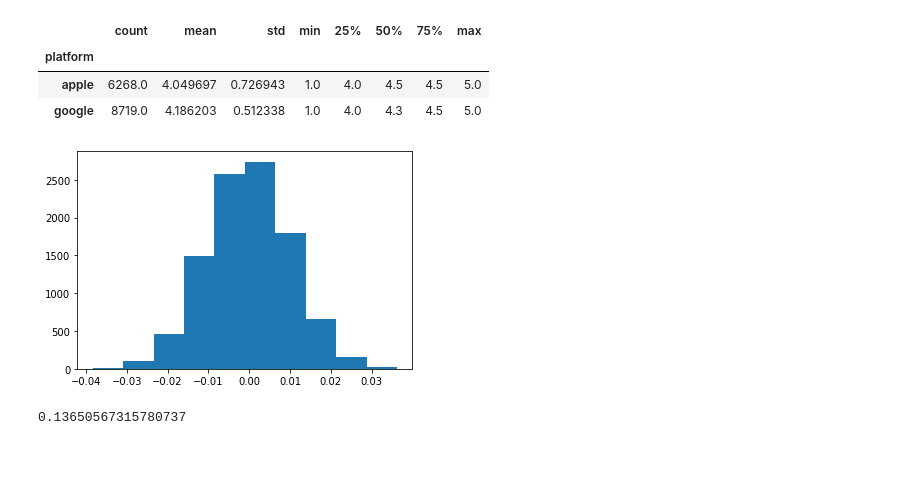
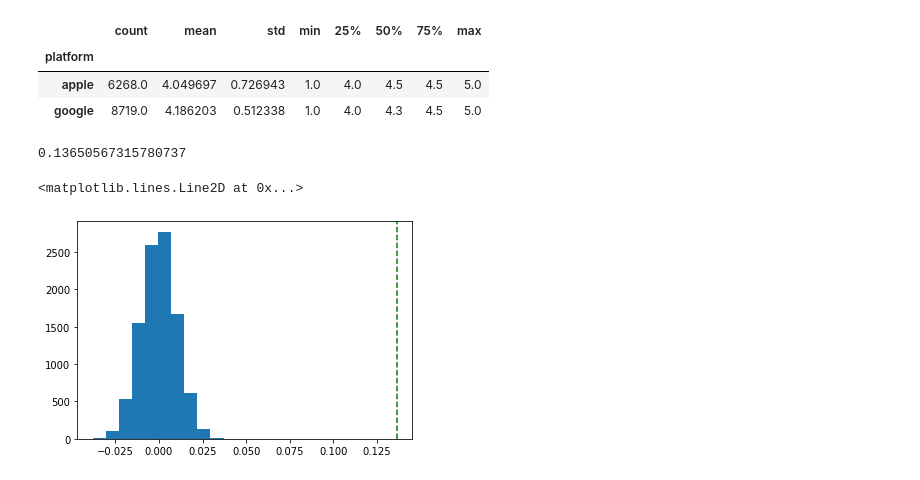
Before and after one commit to shikshyadhikari9/Springboard_Apps_Project, a Jupyter notebook: PART 3, Tier 2 - Modeling.ipynb, the cells around one changed output. Drawn from its saved outputs; the diff is of its cells as text; code cells hidden in the pictures.

```diff
--- a/PART 3, Tier 2 - Modeling.ipynb
+++ b/PART 3, Tier 2 - Modeling.ipynb
@@ -506,20 +513,24 @@ for i in range(10000):
     difference.append(np.mean(permutation[df['platform']=='apple']) - np.mean(permutation[df['platform']=='google']))
 # %%
 # Make a variable called 'histo', and assign to it the result of plotting a histogram of the difference list.
-histo = plt.hist(difference)
+# histo = plt.hist(difference)
+# plt.axvline(score_iris, ls='--', color='r')
-# %% [output]
-[figure, removed]
 # %%
 # Now make a variable called obs_difference, and assign it the result of the mean of our 'apple' variable and the mean of our 'google variable'
 obs_difference = np.mean(apple) - np.mean(google)
 
 # Make this difference absolute with the built-in abs() function.
 obs_difference = abs(obs_difference)
 
 # Print out this value; it should be 0.1420605474512291.
 print(obs_difference)
+
+histo = plt.hist(difference)
+plt.axvline(obs_difference, ls='--', color='g')
 # %% [output]
 0.13650567315780737
+<matplotlib.lines.Line2D at 0x...>
+[figure, added]
 # %%
 #the data seems to have changed from when the writers of the instruction downloaded it, in that my observed difference is different
 #than theirs.
```
Also changed, not shown: parts of 6 cells of this notebook, 1 other file.
